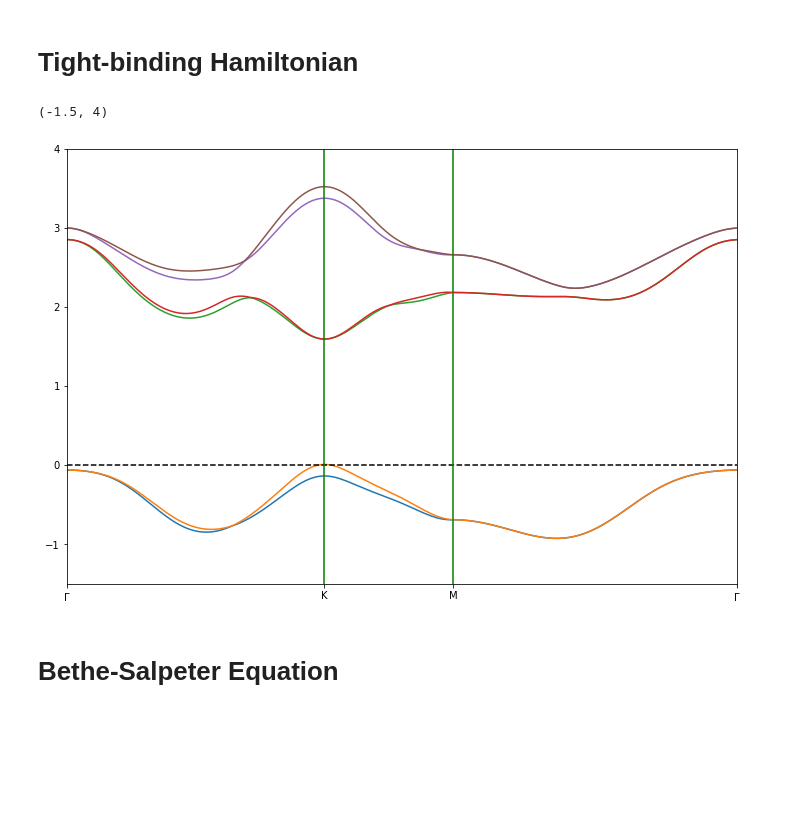
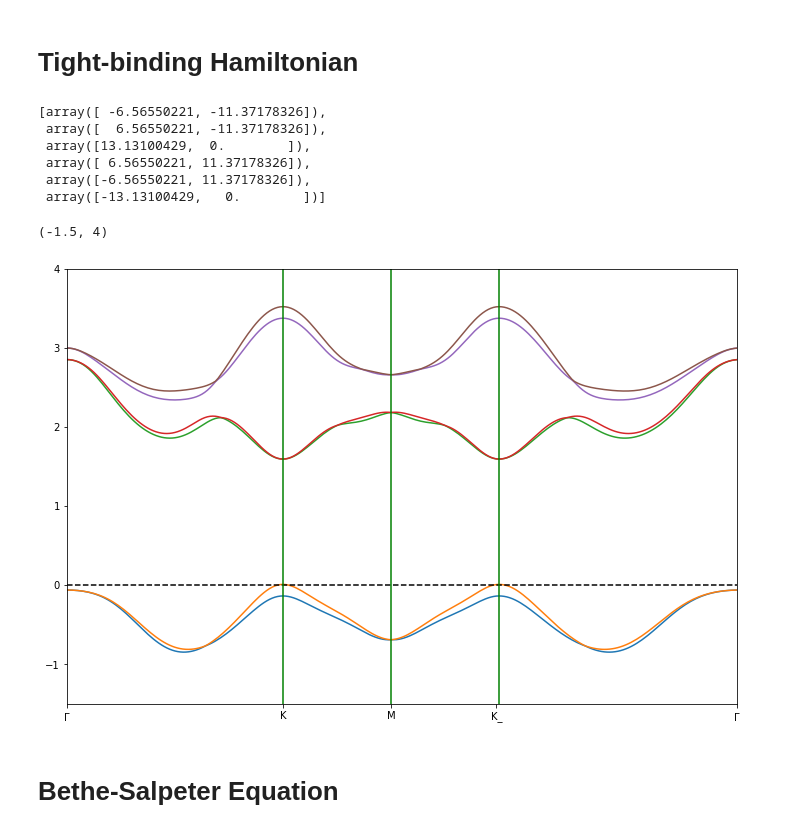
Before and after one commit to drgulevich/MoS2-project, a Jupyter notebook: notebooks/TB.ipynb, the cells around one changed output. Saved outputs shown, nothing was run; the diff lists cells and outputs as text; code cells hidden in the pictures; blank space fills up the shorter version.

```diff
--- a/notebooks/TB.ipynb
+++ b/notebooks/TB.ipynb
@@ -49,34 +52,47 @@ def hamiltonian(vec):
 k_points = py_model.lattice.brillouin_zone()
 G = np.array([0, 0])
 K = k_points[3]
-M = (k_points[3] + k_points[4]) / 2
+M = (k_points[3] + k_points[2]) / 2
+K_ = k_points[2]
 kpoints=[];N1=80;N2=int(N1/2);N3=int(np.sqrt(N1**2+N2**2))
 for i in range(N1):
     kpoints.append(i*K/N1+(N1-i)*G/N1)
 for i in range(N2):
     kpoints.append(i*M/N2+(N2-i)*K/N2)
+for i in range(N2):
+    kpoints.append(i*K_/N2+(N2-i)*M/N2)
 for i in range(N3):
-    kpoints.append(i*G/N3+(N3-i)*M/N3)
+    kpoints.append(i*G/N3+(N3-i)*K_/N3)
 kpoints=np.array(kpoints)
+# %%
+ py_model.lattice.brillouin_zone()
+# %% [output]
+[array([ -6.56550221, -11.37178326]),
+ array([  6.56550221, -11.37178326]),
+ array([13.13100429,  0.        ]),
+ array([ 6.56550221, 11.37178326]),
+ array([-6.56550221, 11.37178326]),
+ array([-13.13100429,   0.        ])]
 # %%
 E_line=[]
 norb=6;
 for i in range(kpoints.shape[0]):
     e,d=np.linalg.eigh(hamiltonian(kpoints[i]))
     E_line.append(e);
-E_line=np.array(E)
+E_line=np.array(E_line)
 
 plt.figure(figsize=(12,8))
 for i in range(norb):
     plt.plot(E_line[:,i],'-')
 plt.plot(np.linspace(0,300),np.zeros(50),'--',color='black')
 plt.plot(np.ones(50)*(N1),np.linspace(-6,5),'-',color='green')
 plt.plot(np.ones(50)*(N1+N2),np.linspace(-6,5),'-',color='green')
-plt.xticks([0,N1,N1+N2,N1+N2+N3-1],['$\Gamma$','K','M','$\Gamma$'])
-plt.xlim([0.,N1+N2+N3-1])
+plt.plot(np.ones(50)*(N1+2*N2),np.linspace(-6,5),'-',color='green')
+plt.xticks([0,N1,N1+N2,N1+2*N2-1,N1+2*N2+N3-1],['$\Gamma$','K','M','K_','$\Gamma$'])
+plt.xlim([0.,N1+2*N2+N3-1])
 plt.ylim([-1.5,4])
 # %% [output]
 (-1.5, 4)
-[figure, old version]
+[figure, new version]
 # %% [markdown]
 # Bethe-Salpeter Equation
```
Also changed, not shown: parts of 29 cells of this notebook.
